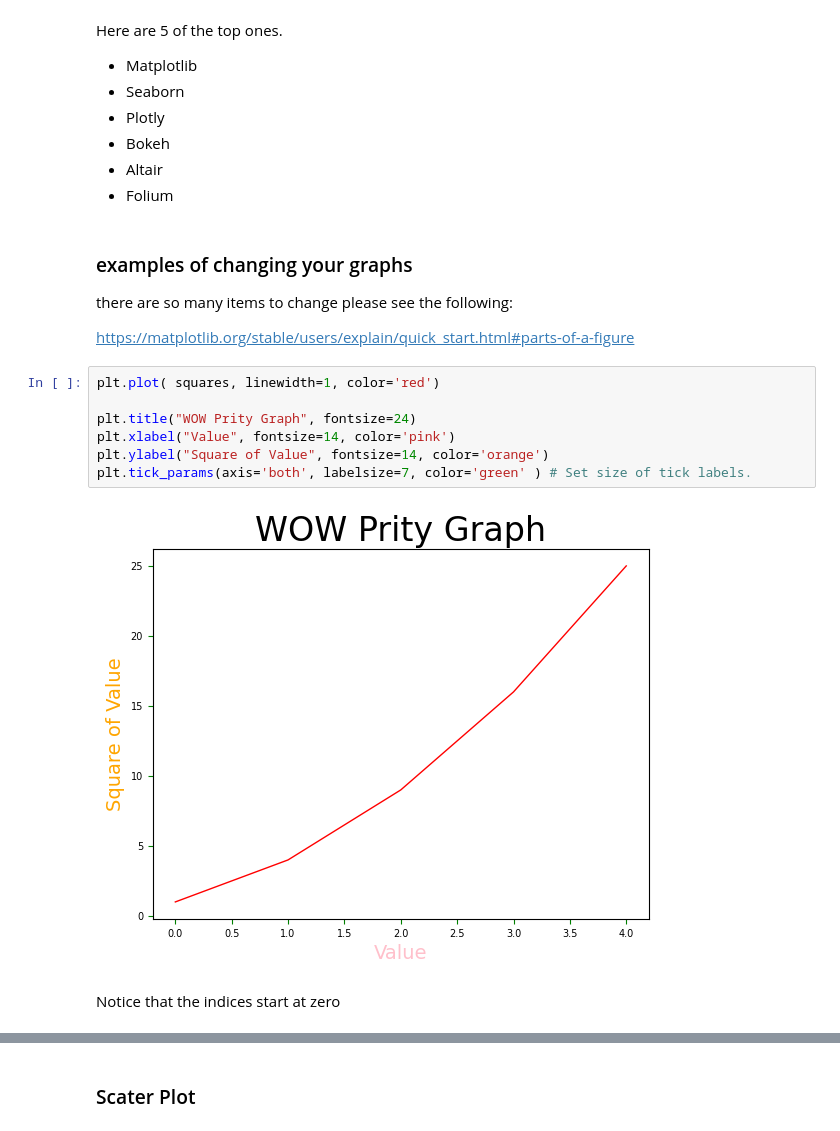
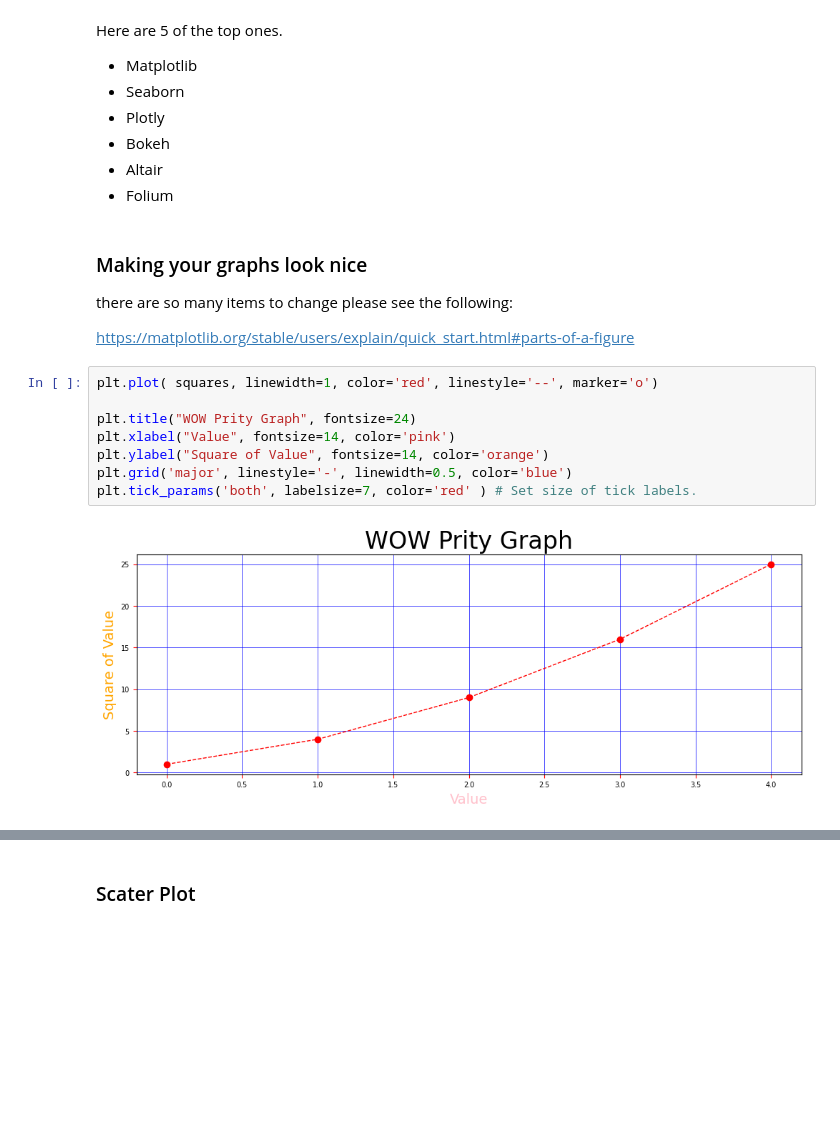
Before and after one commit to philo0o0/Mr-Powers-CPP, a Jupyter notebook: classNotes/Lecture 10 - Lambda/Lecture 11 - MatPyLib.ipynb, the cells around one changed output, grey strips where cells are left out. Cells and saved outputs as stored; diff of their text form; blank space fills up the shorter version.

```diff
--- a/classNotes/Lecture 10 - Lambda/Lecture 11 - MatPyLib.ipynb
+++ b/classNotes/Lecture 10 - Lambda/Lecture 11 - MatPyLib.ipynb
@@ -58,18 +59,18 @@ Here are 5 of the top ones.
 - Altair
 - Folium
 # %% [markdown]
-### examples of changing your graphs
+### Making your graphs look nice
+
 there are so many items to change please see the following:
 
 https://matplotlib.org/stable/users/explain/quick_start.html#parts-of-a-figure
 # %%
-plt.plot( squares, linewidth=1, color='red')
+plt.plot( squares, linewidth=1, color='red', linestyle='--', marker='o')
 
 plt.title("WOW Prity Graph", fontsize=24)
 plt.xlabel("Value", fontsize=14, color='pink')
 plt.ylabel("Square of Value", fontsize=14, color='orange')
-plt.tick_params(axis='both', labelsize=7, color='green' ) # Set size of tick labels.
+plt.grid('major', linestyle='-', linewidth=0.5, color='blue')
+plt.tick_params('both', labelsize=7, color='red' ) # Set size of tick labels.
 # %% [output]
-[figure, old version]
+[figure, new version]
-# %% [markdown]
-Notice that the indices start at zero
```
Also changed, not shown: parts of 75 cells of this notebook.
